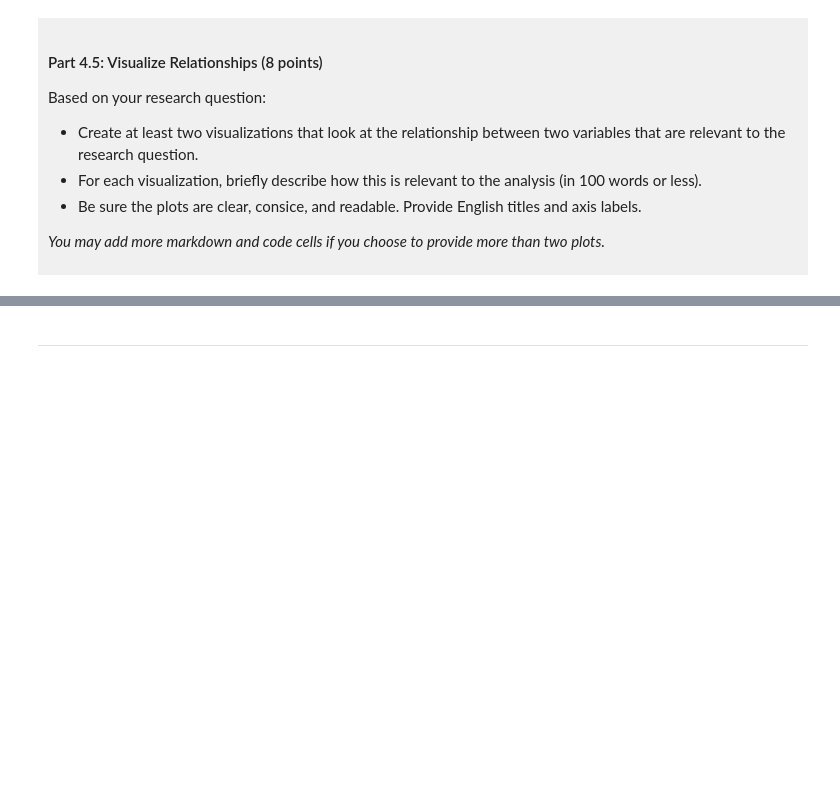
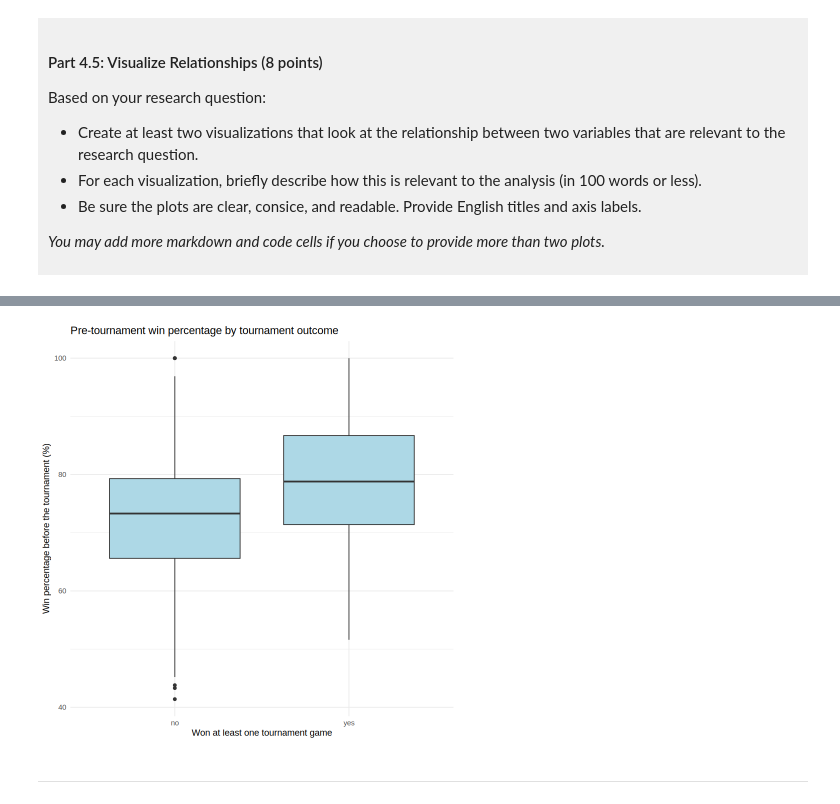
Before and after one commit to howard-zhou0214/dsci-100-womens-basketball, a Jupyter notebook: dsci-100-project-notebook.ipynb, the cells around one changed output, grey strips where cells are left out. Cells and saved outputs as stored; diff of their text form; code cells hidden in the pictures; blank space fills up the shorter version.

```diff
--- a/dsci-100-project-notebook.ipynb
+++ b/dsci-100-project-notebook.ipynb
@@ -281,5 +416,12 @@ Visualization 2: %%% EDIT THIS MARKDOWN CELL%%%
 # %%
-### EDIT THIS CODE CELL FOR VISUALIZATION 2###
+ggplot(basketball_tidy, aes(x = won_tournament_game, y = reg_wins_pct)) +
+  geom_boxplot(fill = "lightblue") +
+  labs(title = "Pre-tournament win percentage by tournament outcome",
+       x = "Won at least one tournament game",
+       y = "Win percentage before the tournament (%)") +
+  theme_minimal()
+# %% [output]
+[figure, added]
 # %% [markdown]
 ------
 # %% [markdown]
```
Also changed, not shown: parts of 16 cells of this notebook.
